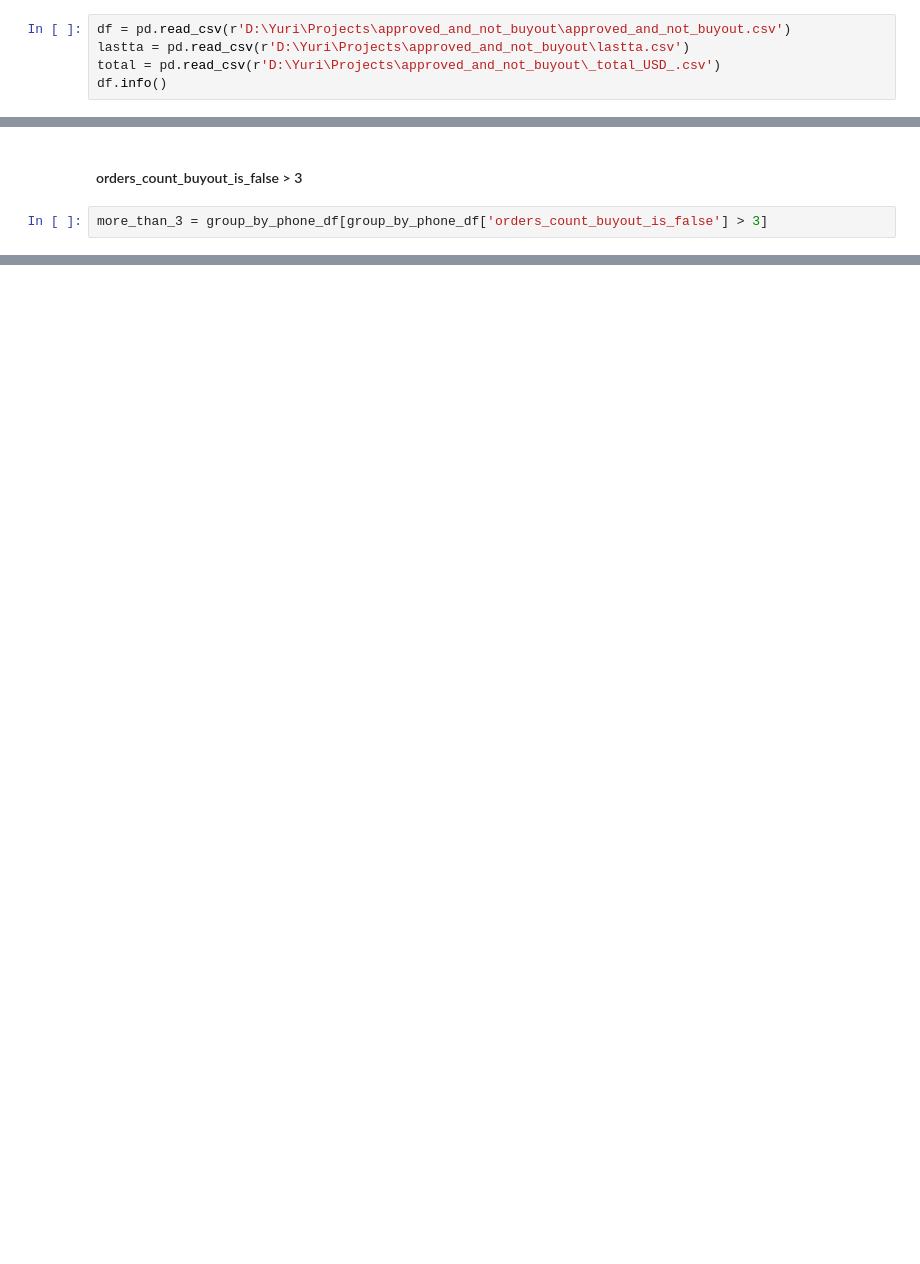
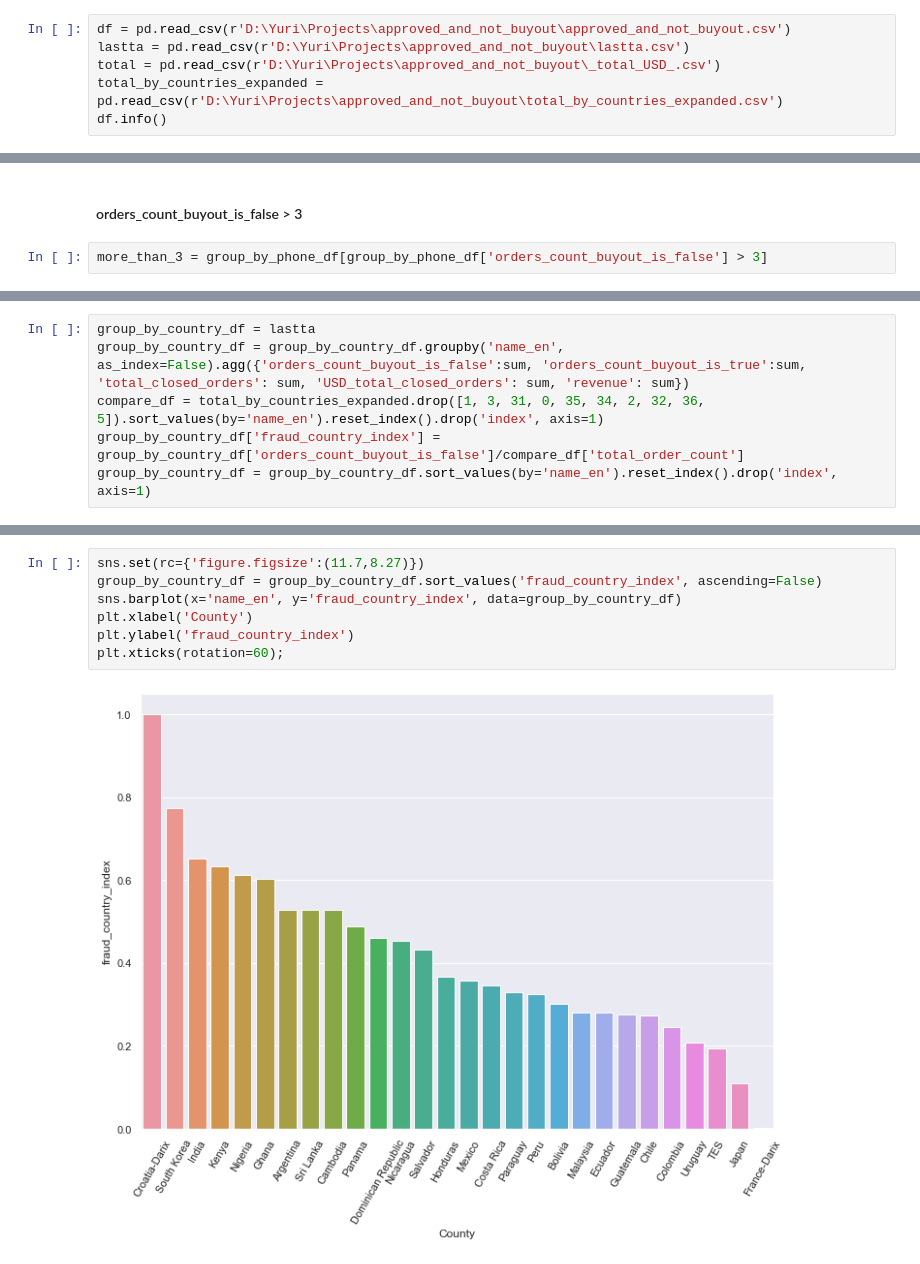
Before and after one commit to Hurric3224/approved_and_not_buyout, a Jupyter notebook: approved_and_not_buyout.ipynb, the cells around one changed output, grey strips where cells are left out. Cells and saved outputs as stored; diff of their text form; blank space fills up the shorter version.

Commit message:
approved report

```diff
--- a/approved_and_not_buyout.ipynb
+++ b/approved_and_not_buyout.ipynb
@@ -6,6 +6,7 @@ import matplotlib.pyplot as plt
 df = pd.read_csv(r'D:\Yuri\Projects\approved_and_not_buyout\approved_and_not_buyout.csv')
 lastta = pd.read_csv(r'D:\Yuri\Projects\approved_and_not_buyout\lastta.csv')
 total = pd.read_csv(r'D:\Yuri\Projects\approved_and_not_buyout\_total_USD_.csv')
+total_by_countries_expanded = pd.read_csv(r'D:\Yuri\Projects\approved_and_not_buyout\total_by_countries_expanded.csv')
 df.info()
 # %% [output]
 <class 'pandas.core.frame.DataFrame'>
@@ -206,0 +274,6 @@ group_by_phone_df['total_closed_orders'].sum()
+# %%
+group_by_country_df = lastta
+group_by_country_df = group_by_country_df.groupby('name_en', as_index=False).agg({'orders_count_buyout_is_false':sum, 'orders_count_buyout_is_true':sum, 'total_closed_orders': sum, 'USD_total_closed_orders': sum, 'revenue': sum})
+compare_df = total_by_countries_expanded.drop([1, 3, 31, 0, 35, 34, 2, 32, 36, 5]).sort_values(by='name_en').reset_index().drop('index', axis=1)
+group_by_country_df['fraud_country_index'] = group_by_country_df['orders_count_buyout_is_false']/compare_df['total_order_count']
+group_by_country_df = group_by_country_df.sort_values(by='name_en').reset_index().drop('index', axis=1)
@@ -206,0 +320,9 @@ group_by_phone_df['total_closed_orders'].sum()
+# %%
+sns.set(rc={'figure.figsize':(11.7,8.27)})
+group_by_country_df = group_by_country_df.sort_values('fraud_country_index', ascending=False)
+sns.barplot(x='name_en', y='fraud_country_index', data=group_by_country_df)
+plt.xlabel('County')
+plt.ylabel('fraud_country_index')
+plt.xticks(rotation=60);
+# %% [output]
+[figure, added]
```
Also changed, not shown: parts of 56 cells of this notebook, 1 other file.
